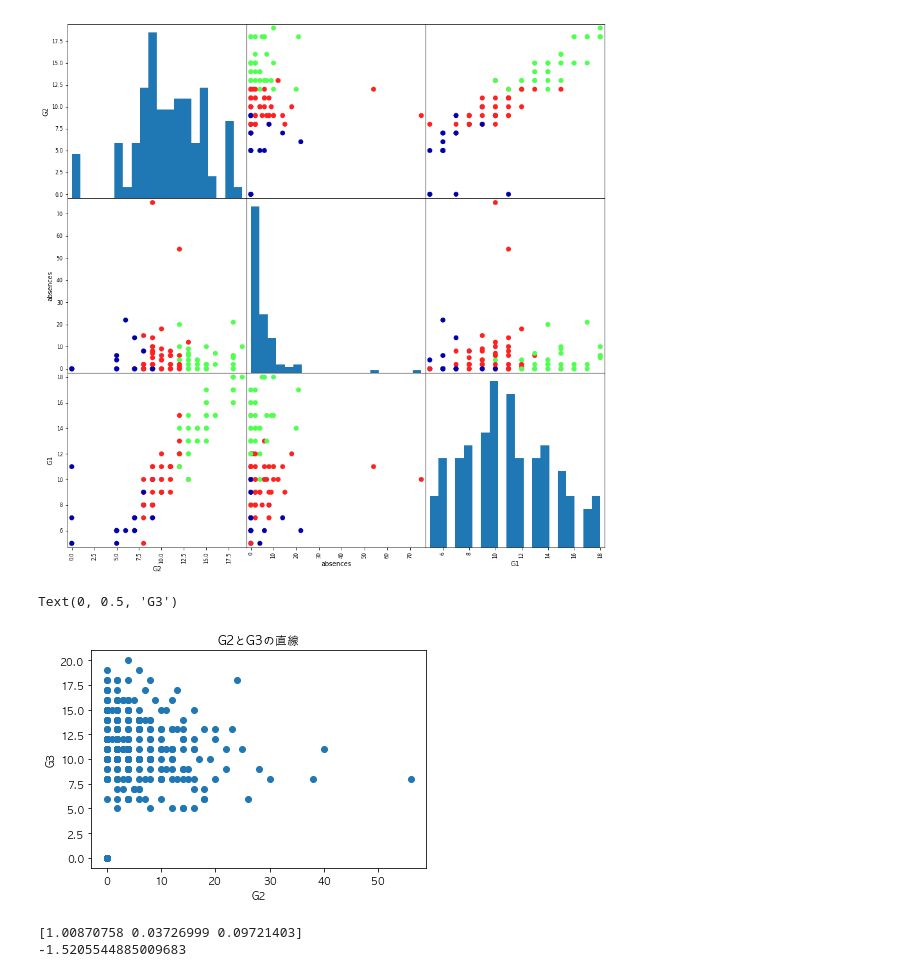
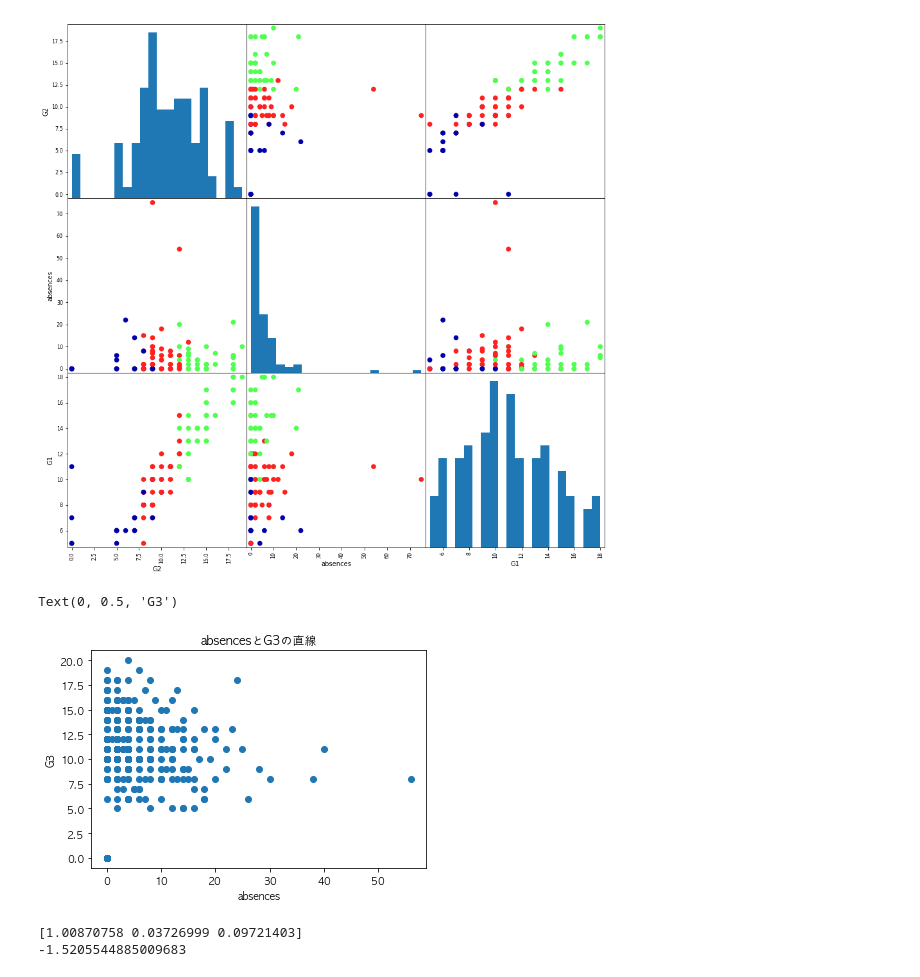
Before and after one commit to devkunii/tasks, a Jupyter notebook: 20190313_春休み課題.ipynb, the cells around one changed output. Drawn from its saved outputs; the diff is of its cells as text; code cells hidden in the pictures.

```diff
--- a/20190313_春休み課題.ipynb
+++ b/20190313_春休み課題.ipynb
@@ -50,7 +50,7 @@ X_train, X_test, y_train, y_test = train_test_split(X, y, random_state=0)
 * それ以上：`G2`
 # %%
 # 決定木
-tree = DecisionTreeClassifier(random_state=0)
+tree = DecisionTreeClassifier(random_state=0, max_depth=2)
 tree.fit(X_train, y_train)
 print("Accuracy on training set: {:.3f}".format(tree.score(X_train, y_train)))
 print("Accuracy on test set: {:.3f}".format(tree.score(X_test, y_test)))
@@ -95,12 +95,12 @@ import matplotlib as mpl
 mpl.rcParams['font.family'] = 'AppleGothic'
 # %%
 plt.plot(X_train['absences'], y_train, 'o')
-plt.title("G2とG3の直線")
-plt.xlabel("G2")
+plt.title("absencesとG3の直線")
+plt.xlabel("absences")
 plt.ylabel("G3")
 # %% [output]
 Text(0, 0.5, 'G3')
-[figure, old version]
+[figure, new version]
 # %%
 x = np.linspace(1, len(X), len(X))
 
```
Also changed, not shown: parts of 1 cell of this notebook, 5 other files.
